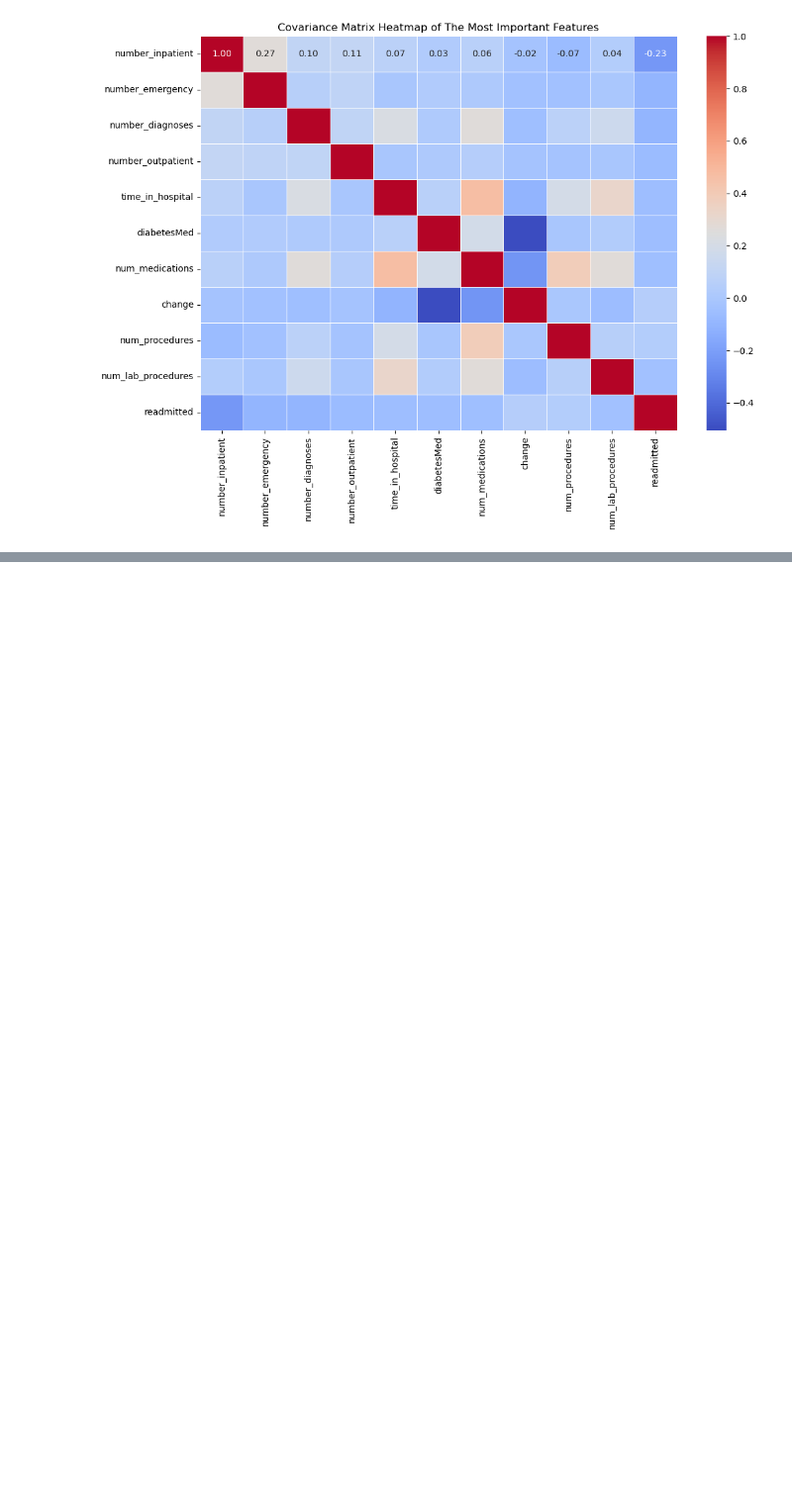
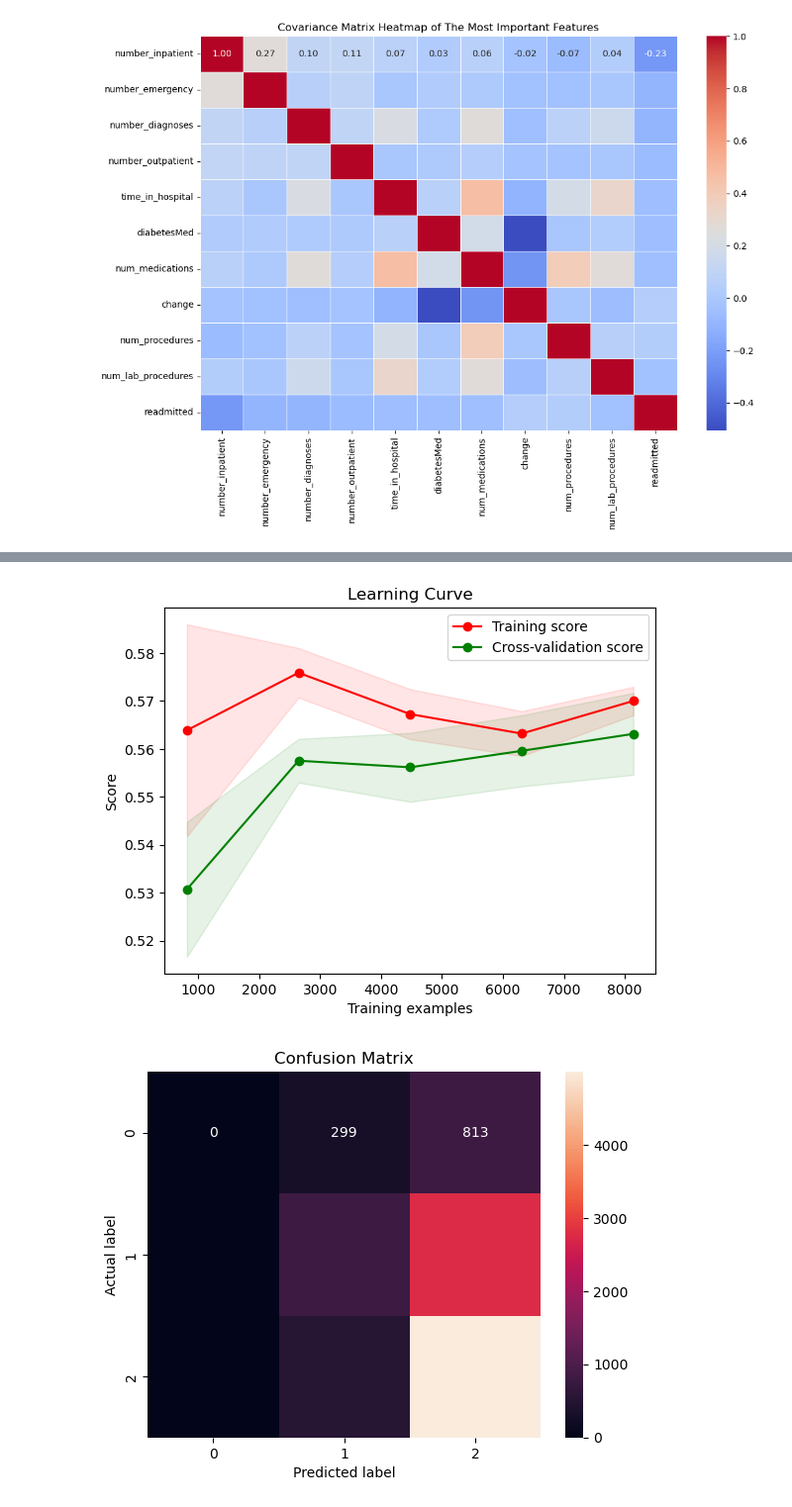
Before and after one commit to bianyiguyuan/diabetic_data_model, a Jupyter notebook: model_train.ipynb, the cells around one changed output, grey strips where cells are left out. Shown at 99% size. Cells and saved outputs as stored; diff of their text form; code cells hidden in the pictures; blank space fills up the shorter version.

```diff
--- a/model_train.ipynb
+++ b/model_train.ipynb
@@ -832,0 +891,70 @@ Covariance Matrix:
+# %%
+import matplotlib.pyplot as plt
+from sklearn.metrics import confusion_matrix, roc_curve, auc
+import seaborn as sns
+from sklearn.model_selection import learning_curve
+from sklearn.preprocessing import label_binarize
+
+# 假设 model, X_train, y_train, X_test, y_test 已经定义并准备好
+
+# 1. 学习曲线
+train_sizes, train_scores, test_scores = learning_curve(model, X_train, y_train, n_jobs=-1, cv=5, train_sizes=np.linspace(.1, 1.0, 5), verbose=0)
+train_mean = np.mean(train_scores, axis=1)
+train_std = np.std(train_scores, axis=1)
+test_mean = np.mean(test_scores, axis=1)
+test_std = np.std(test_scores, axis=1)
+
+plt.fill_between(train_sizes, train_mean - train_std, train_mean + train_std, alpha=0.1, color="r")
+plt.fill_between(train_sizes, test_mean - test_std, test_mean + test_std, alpha=0.1, color="g")
+plt.plot(train_sizes, train_mean, 'o-', color="r", label="Training score")
+plt.plot(train_sizes, test_mean, 'o-', color="g", label="Cross-validation score")
+plt.title("Learning Curve")
+plt.xlabel("Training examples")
+plt.ylabel("Score")
+plt.legend(loc="best")
+plt.show()
+
+# 2. 混淆矩阵
+predictions = model.predict(X_test)
+cm = confusion_matrix(y_test, predictions)
+sns.heatmap(cm, annot=True, fmt="d")
+plt.title("Confusion Matrix")
+plt.ylabel('Actual label')
+plt.xlabel('Predicted label')
+plt.show()
+
+# 3. ROC 曲线和 AUC 分数
+# Binarize the output
+y_test_bin = label_binarize(y_test, classes=np.unique(y_test))
+n_classes = y_test_bin.shape[1]
+
+# 计算每个类别的ROC曲线和AUC分数
+fpr = dict()
+tpr = dict()
+roc_auc = dict()
+for i in range(n_classes):
+    y_pred_prob = model.predict_proba(X_test)[:, i]
+    fpr[i], tpr[i], _ = roc_curve(y_test_bin[:, i], y_pred_prob)
+    roc_auc[i] = auc(fpr[i], tpr[i])
+
+# 绘制所有类别的ROC曲线
+for i in range(n_classes):
+    plt.plot(fpr[i], tpr[i], label=f'Class {i} (area = {roc_auc[i]:.2f})')
+
+plt.plot([0, 1], [0, 1], 'k--')
+plt.xlabel('False Positive Rate')
+plt.ylabel('True Positive Rate')
+plt.title('Receiver Operating Characteristic for each class')
+plt.legend(loc="lower right")
+plt.show()
+
+# 4. 特征权重
+feature_importance = model.coef_[0]
+features = X_train.columns
+indices = np.argsort(feature_importance)
+plt.title('Feature Importances')
+plt.barh(range(len(indices)), feature_importance[indices], color='b', align='center')
+plt.yticks(range(len(indices)), [features[i] for i in indices])
+plt.xlabel('Relative Importance')
+plt.show()
+# %% [output]
@@ -832,0 +978,2 @@ Covariance Matrix:
+[figure, added]
+[figure, added]
```
Also changed, not shown: parts of 14 cells of this notebook, 7 other files.
